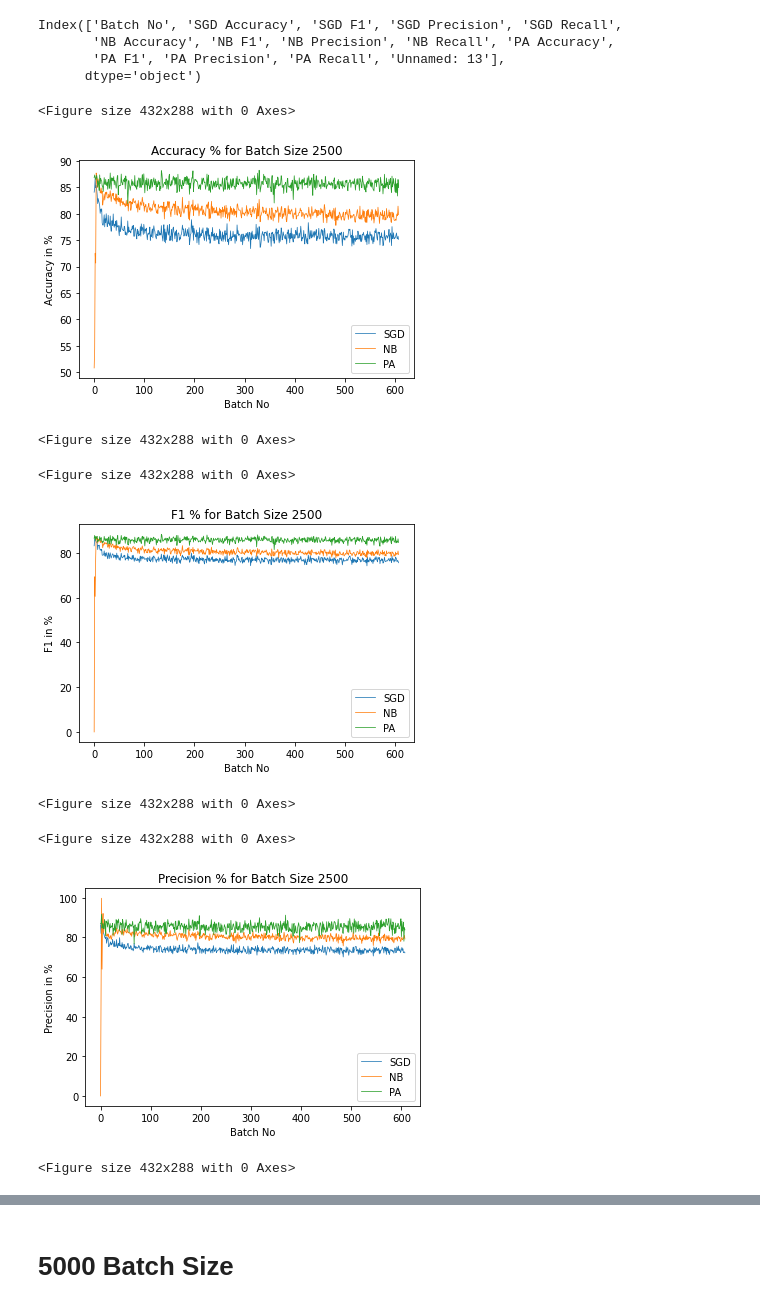
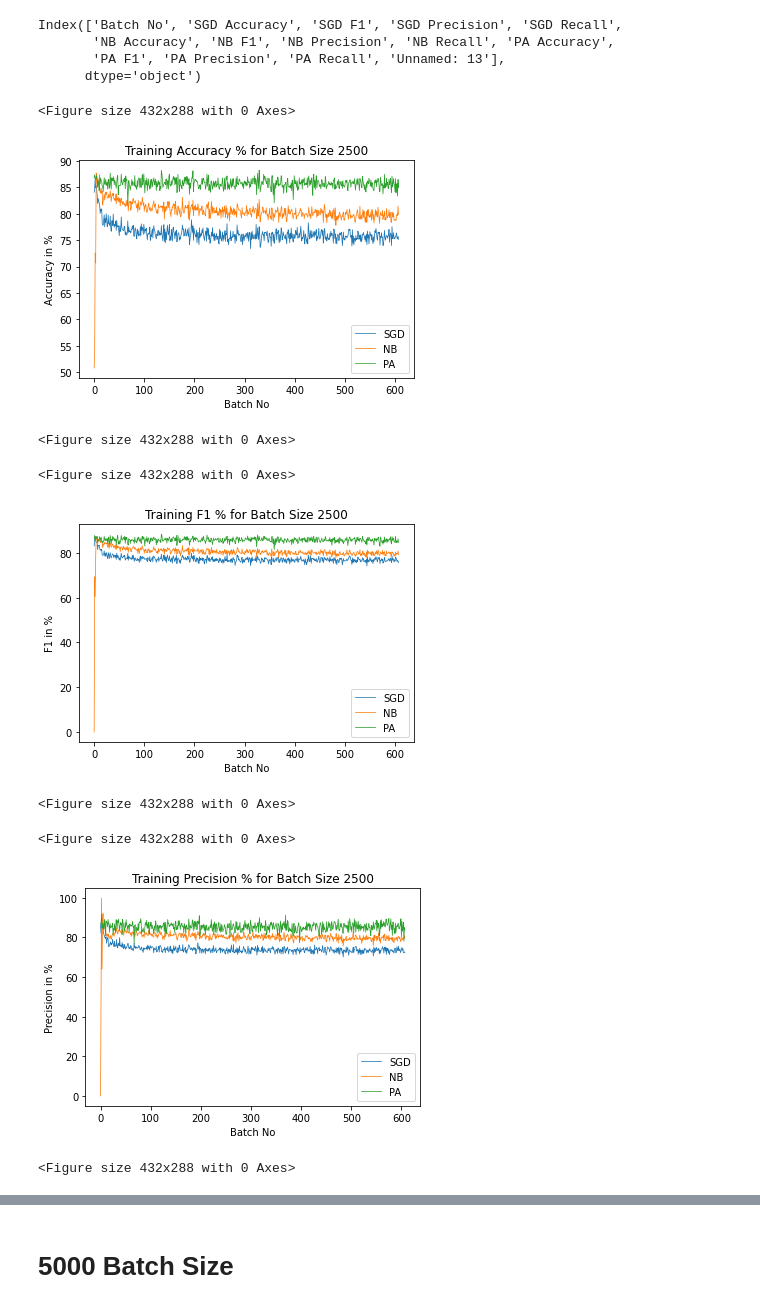
Before and after one commit to Big-Data-Gang/Machine-Learning-with-Spark-Streaming, a Jupyter notebook: Plotting/Train Plots.ipynb, the cells around one changed output, grey strips where cells are left out. Saved outputs shown, nothing was run; the diff lists cells and outputs as text; code cells hidden in the pictures.

Commit message:
added Training to plots

```diff
--- a/Plotting/Train Plots.ipynb
+++ b/Plotting/Train Plots.ipynb
@@ -59,15 +59,15 @@ Index(['Batch No', 'SGD Accuracy', 'SGD F1', 'SGD Precision', 'SGD Recall',
 # %%
 plt.plot(df2500['Batch No'], df2500['SGD Accuracy'] * 100, label='SGD', linewidth=0.75)
 plt.plot(df2500['Batch No'], df2500['NB Accuracy'] * 100, label='NB', linewidth=0.75)
 plt.plot(df2500['Batch No'], df2500['PA Accuracy'] * 100, label='PA', linewidth=0.75)
 plt.xlabel('Batch No')
 plt.ylabel('Accuracy in %')
-plt.title('Accuracy % for Batch Size 2500')
+plt.title('Training Accuracy % for Batch Size 2500')
 plt.legend()
 plt.figure()
 # %% [output]
 <Figure size 432x288 with 0 Axes>
-[figure, old version]
+[figure, new version]
 <Figure size 432x288 with 0 Axes>
 # %%
 plt.plot(df2500['Batch No'], df2500['SGD F1'] * 100, label='SGD', linewidth=0.75)
@@ -75,12 +75,12 @@ plt.plot(df2500['Batch No'], df2500['NB F1'] * 100, label='NB', linewidth=0.75)
 plt.plot(df2500['Batch No'], df2500['PA F1'] * 100, label='PA', linewidth=0.75)
 plt.xlabel('Batch No')
 plt.ylabel('F1 in %')
-plt.title('F1 % for Batch Size 2500')
+plt.title('Training F1 % for Batch Size 2500')
 plt.legend()
 plt.figure()
 # %% [output]
 <Figure size 432x288 with 0 Axes>
-[figure, old version]
+[figure, new version]
 <Figure size 432x288 with 0 Axes>
 # %%
 plt.plot(df2500['Batch No'], df2500['SGD Precision'] * 100, label='SGD', linewidth=0.75)
@@ -88,12 +88,12 @@ plt.plot(df2500['Batch No'], df2500['NB Precision'] * 100, label='NB', linewidth
 plt.plot(df2500['Batch No'], df2500['PA Precision'] * 100, label='PA', linewidth=0.75)
 plt.xlabel('Batch No')
 plt.ylabel('Precision in %')
-plt.title('Precision % for Batch Size 2500')
+plt.title('Training Precision % for Batch Size 2500')
 plt.legend()
 plt.figure()
 # %% [output]
 <Figure size 432x288 with 0 Axes>
-[figure, old version]
+[figure, new version]
 <Figure size 432x288 with 0 Axes>
 # %%
 plt.plot(df2500['Batch No'], df2500['SGD Recall'] * 100, label='SGD', linewidth=0.75)
```
Also changed, not shown: parts of 51 cells of this notebook, 1 other file.
